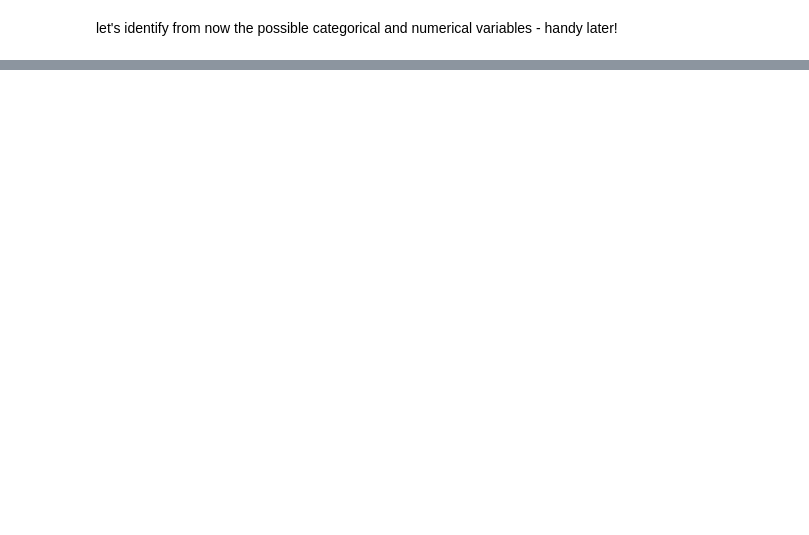
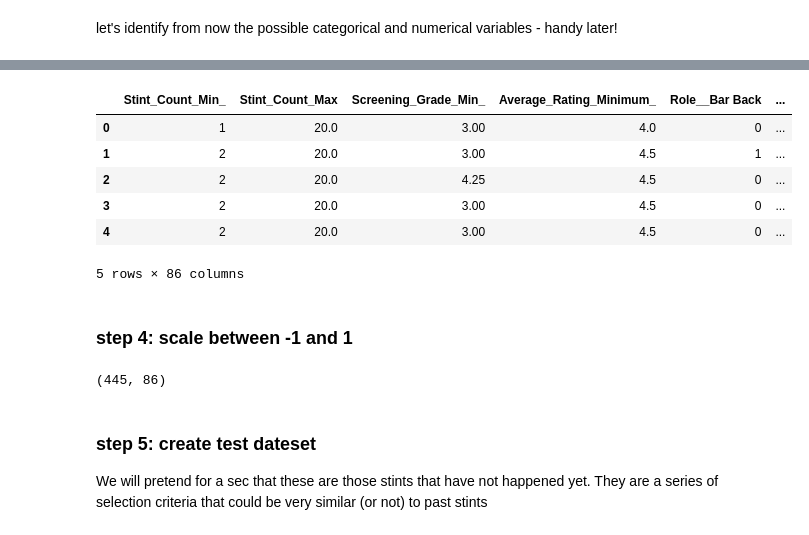
Before and after one commit to tawonque/students-jobs, a Jupyter notebook: notebooks/stints.ipynb, the cells around one changed output, grey strips where cells are left out. Saved outputs shown, nothing was run; the diff lists cells and outputs as text; code cells hidden in the pictures; blank space fills up the shorter version.

```diff
--- a/notebooks/stints.ipynb
+++ b/notebooks/stints.ipynb
@@ -108,0 +196,9 @@ numerical = [
+# %%
+# huge cardinality, let's not use business - potentially we could group it in 'business group' or sectors
+X = X.drop(['Business'], axis=1)
+# %%
+# let's take business out of the categorical list
+categorical.remove('Business')
+
+# and let's add those that we want to treat as categorical
+categorical #+ ['Runner_Count_', 'Bar_Back_Count_', 'KP_Count_', 'Waiter__Waitress_Count_', 'Runner_45_Count_', 'Bar_Back_45_Count', 'KP_45_Count', 'Waiter__Waitress_45_Count']
@@ -108,0 +238,12 @@ numerical = [
+# %%
+# let's fill  the null values of the numerical values
+# treating differently the 'defaults' for the max and for the min scores
+
+# def treat_continuous():
+
+# for the max
+max_stints_default = X.Stint_Count_Max.max() # default parameter could be made more sophisticated, but that's it for now
+X['Stint_Count_Max'] = X['Stint_Count_Max'].fillna(max_stints_default)
+# for the others
+for col in numerical:
+    X[col] = X[col].fillna(0)
@@ -108,0 +252,14 @@ numerical = [
+# %%
+# let's define as categorical - so we can access some handy panda modules
+# option for later: rare labels imputer/fixer
+
+# def treat_categorical(categorical_cols, additional_cols):
+for col in categorical:
+    X[col] = X[col].fillna("missing")
+
+columns = categorical + ['Runner_Count_', 'Bar_Back_Count_', 'KP_Count_', 'Waiter__Waitress_Count_', 'Runner_45_Count_', 'Bar_Back_45_Count', 'KP_45_Count', 'Waiter__Waitress_45_Count']
+X = pd.get_dummies(X, columns=columns)
+
+#obj_df["body_style"] = obj_df["body_style"].astype('category')
+#obj_df["body_style_cat"] = obj_df["body_style"].cat.codes
+#pd.get_dummies(obj_df, columns=["body_style", "drive_wheels"], prefix=["body", "drive"]).head()
@@ -108,0 +284,28 @@ numerical = [
+# %%
+X.head()
+# %% [output]
+|  | Stint_Count_Min_ | Stint_Count_Max | Screening_Grade_Min_ | Average_Rating_Minimum_ | Role__Bar Back | ... |
+| 0 | 1 | 20.0 | 3.00 | 4.0 | 0 | ... |
+| 1 | 2 | 20.0 | 3.00 | 4.5 | 1 | ... |
+| 2 | 2 | 20.0 | 4.25 | 4.5 | 0 | ... |
+| 3 | 2 | 20.0 | 3.00 | 4.5 | 0 | ... |
+| 4 | 2 | 20.0 | 3.00 | 4.5 | 0 | ... |
+5 rows × 86 columns
+# %% [markdown]
+### step 4: scale between -1 and 1
+# %%
+X = X.astype('float32')
+scaler = StandardScaler((-1,1))
+X_scale = scaler.fit_transform(X)
+
+#### warning: the scalet to be change to be trained ONLY on the training dataset ##### TODO
+#x_test = x_test.astype('float32') / 255.
+#x_train = x_train.reshape((len(x_train), np.prod(x_train.shape[1:])))
+#x_test = x_test.reshape((len(x_test), np.prod(x_test.shape[1:])))
+X_scale.shape
+#print x_test.shape
+# %% [output]
+(445, 86)
+# %% [markdown]
+### step 5: create test dateset
+We will pretend for a sec that these are those stints that have not happened yet. They are a series of selection criteria that could be very similar (or not) to past stints
```
Also changed, not shown: parts of 60 cells of this notebook, 1 other file.
